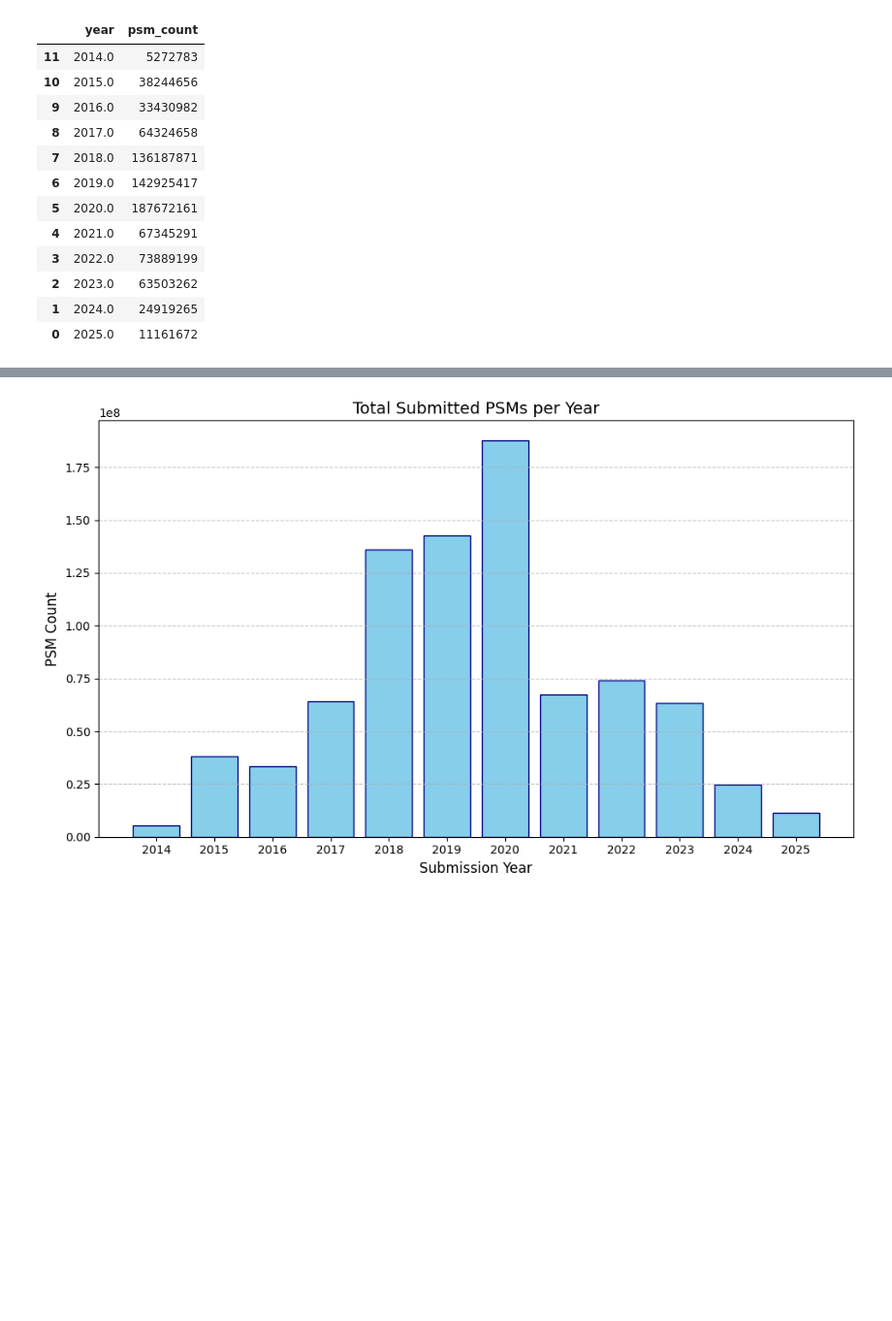
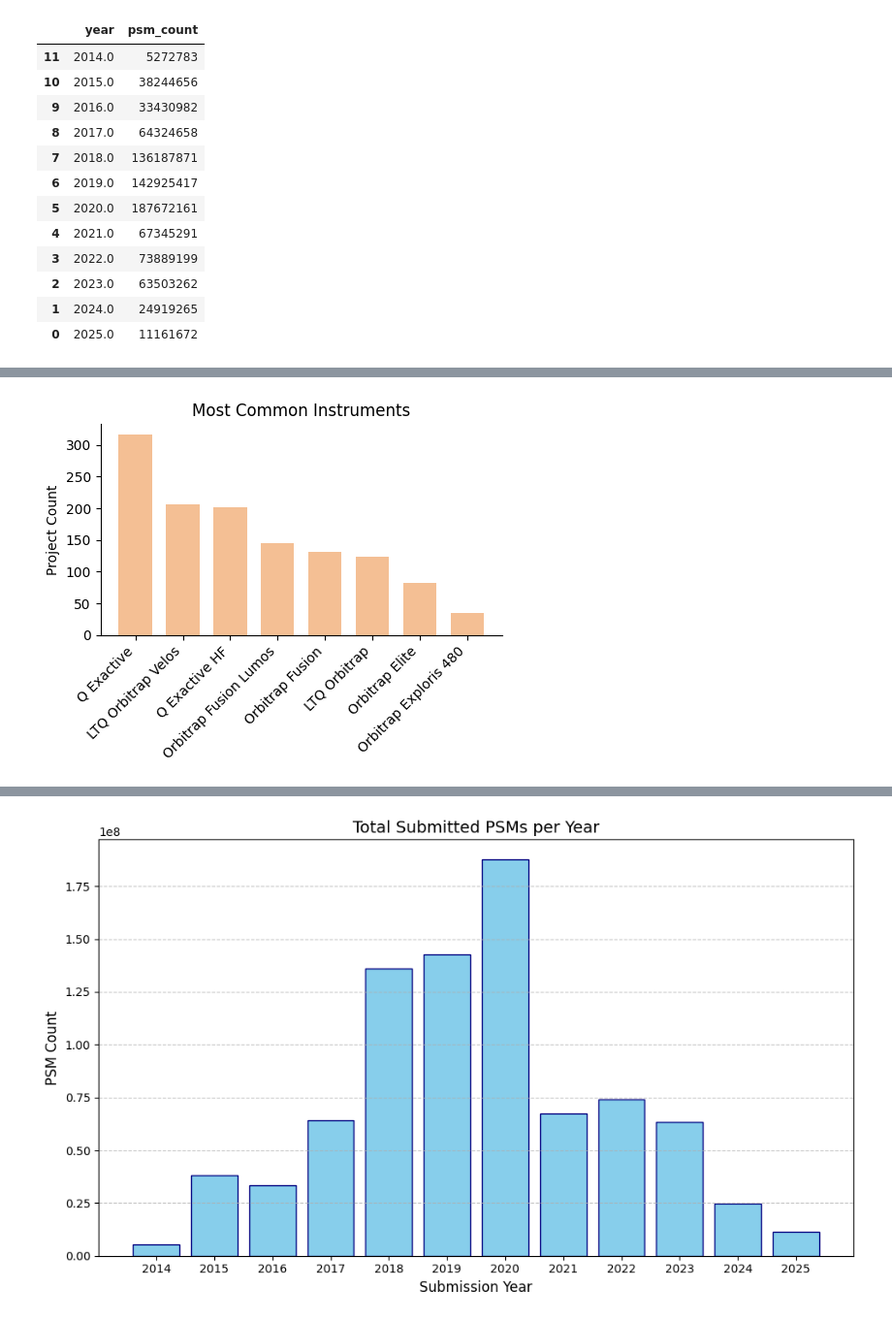
Before and after one commit to usiGrabber/usiGrabber, a Jupyter notebook: experimental/data_overview.ipynb, the cells around one changed output, grey strips where cells are left out. Shown at 97% size. Saved outputs shown, nothing was run; the diff lists cells and outputs as text; code cells hidden in the pictures; blank space fills up the shorter version.

```diff
--- a/experimental/data_overview.ipynb
+++ b/experimental/data_overview.ipynb
@@ -413,0 +457,35 @@ plt.show()
+# %%
+fig = plt.figure(figsize=(5, 4))
+plt.bar(
+    instrument_usage.index,
+    instrument_usage.values,
+    color=colors["primary"],
+    # figsize=(4, 3),
+    width=0.7
+)
+# ax = instrument_usage.plot(kind="bar", figsize=(12, 6), width=0.85, color='teal')
+
+# 2. Adjust the labels
+# rotation=45: makes them diagonal
+# ha='right': anchors the "end" of the text to the bar, creating the bottom-left to top-right look
+plt.xticks(
+    ticks=range(len(instrument_usage.index)),
+    labels=instrument_usage.index,
+    rotation=45,
+    ha='right',
+)
+
+plt.xlabel("")
+plt.ylabel("Project Count")
+
+# Use a despine or grid for a cleaner look if desired
+ax = plt.gca()
+ax.spines['top'].set_visible(False)
+ax.spines['right'].set_visible(False)
+plt.title("Most Common Instruments", y=title_pos)
+
+plt.tight_layout()
+plt.savefig("instruments.svg", bbox_inches='tight', format="svg")
+plt.show()
+# %% [output]
+[figure, added]
```
Also changed, not shown: parts of 9 cells of this notebook.
